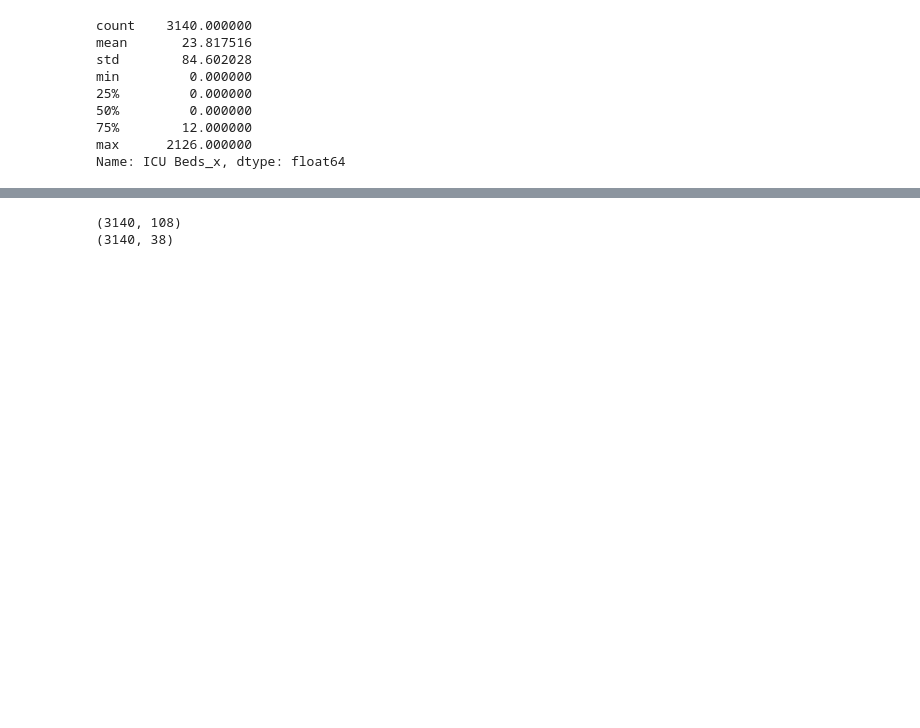
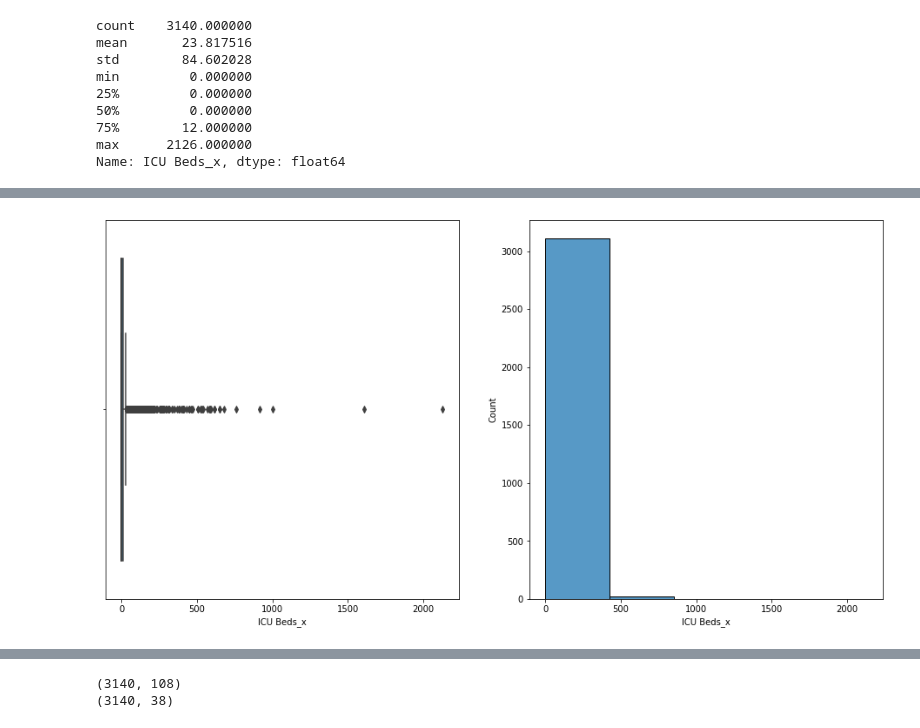
Before and after one commit to JuanAntonaccio/linear_reagresion_reg, a Jupyter notebook: src/explore.ipynb, the cells around one changed output, grey strips where cells are left out. Saved outputs shown, nothing was run; the diff lists cells and outputs as text; code cells hidden in the pictures; blank space fills up the shorter version.

```diff
--- a/src/explore.ipynb
+++ b/src/explore.ipynb
@@ -193,3 +193,20 @@ describe[['ICU Beds_x','Active Physicians per 100000 Population 2018 (AAMC)','To
 | 50% | 0.000000 | 247.100000 | 13.076544 | 5.969606 | 0.524404 |
 | 75% | 12.000000 | 278.800000 | 35.215580 | 18.598497 | 1.311585 |
 | max | 2126.000000 | 847.000000 | 3937.767709 | 2022.531916 | 91.712638 |
+# %%
+# Funcion para visualizar los outliers
+
+def outliers(colu):
+    plt.figure(figsize=(16,8))
+
+    plt.subplot(1,2,1)
+    sns.boxplot(df[colu])
+
+    plt.subplot(1,2,2)
+    sns.histplot(df[colu], bins = 5)
+
+    plt.show()
+# %%
+outliers('ICU Beds_x')
+# %% [output]
+[figure, added]
```
Also changed, not shown: parts of 7 cells of this notebook.
